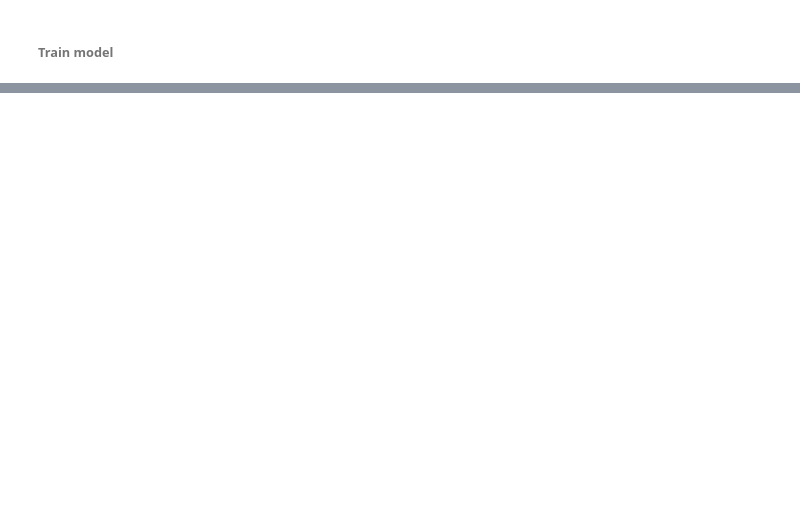
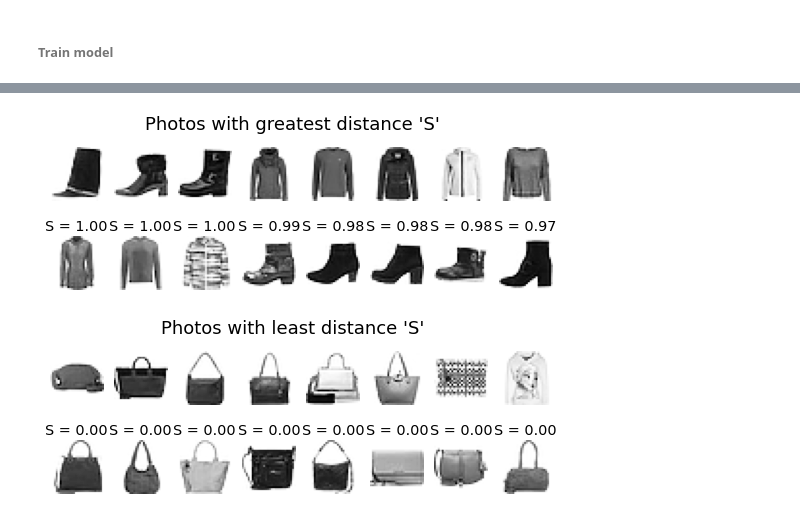
Before and after one commit to Schlam/siamese-network, a Jupyter notebook: siamese_network.ipynb, the cells around one changed output, grey strips where cells are left out. Drawn from its saved outputs; the diff is of its cells as text; code cells hidden in the pictures; blank space fills up the shorter version.

```diff
--- a/siamese_network.ipynb
+++ b/siamese_network.ipynb
@@ -337,0 +346,17 @@ array([0, 0, 0, ..., 0, 0, 0], dtype=uint8)
+# %%
+# Final data form for training/validation
+X_train_pairs = [X_train[:,0], X_train[:,1]]
+validation_data = ([X_validation[:,0],
+                    X_validation[:,1]],
+                   y_validation)
+
+# Compile
+model.compile(optimizer=tf.keras.optimizers.RMSprop(),
+              loss=ContrastiveLoss(margin=1.0))
+
+# Train
+history = model.fit(X_train_pairs,
+                    y_train,
+                    epochs=2,
+                    batch_size=16,
+                    validation_data=validation_data)
@@ -337,0 +368,3 @@ array([0, 0, 0, ..., 0, 0, 0], dtype=uint8)
+# %%
+picture_similarities = model.predict([X_test[:,0], X_test[:,1]])
+picture_similarities
@@ -337,0 +379,29 @@ array([0, 0, 0, ..., 0, 0, 0], dtype=uint8)
+# %%
+def plot_similar_photos(title, n_cols = 8, reverse=True):
+
+    sim = [x[0] for x in picture_similarities]
+    sort_asc = sorted(zip(sim, X_test), key=lambda x:x[0], reverse=reverse)
+    similarities = np.array([pair[0] for pair in sort_asc])
+    similarities = (similarities - similarities.min()) / similarities.max()
+
+    photos = [pair[1] for pair in sort_asc]
+    fig, ax = plt.subplots(2, n_cols, figsize=(n_cols+1, 3))
+
+    for i in range(n_cols):
+
+        top, bottom = ax[0][i], ax[1][i]
+        top.axis('off'), bottom.axis('off')
+        bottom.set_title(f"S = {similarities[i]:.2f}")
+
+        image_1, image_2 = photos[i]
+        top.imshow(image_1, cmap='Greys')
+        bottom.imshow(image_2, cmap='Greys')
+
+    plt.suptitle(title, fontsize=18)
+    plt.show()
+
+plot_similar_photos("Photos with greatest distance 'S'", reverse=True)
+plot_similar_photos("Photos with least distance 'S'", reverse=False)
+# %% [output]
+[figure, added]
+[figure, added]
```
Also changed, not shown: parts of 27 cells of this notebook.
